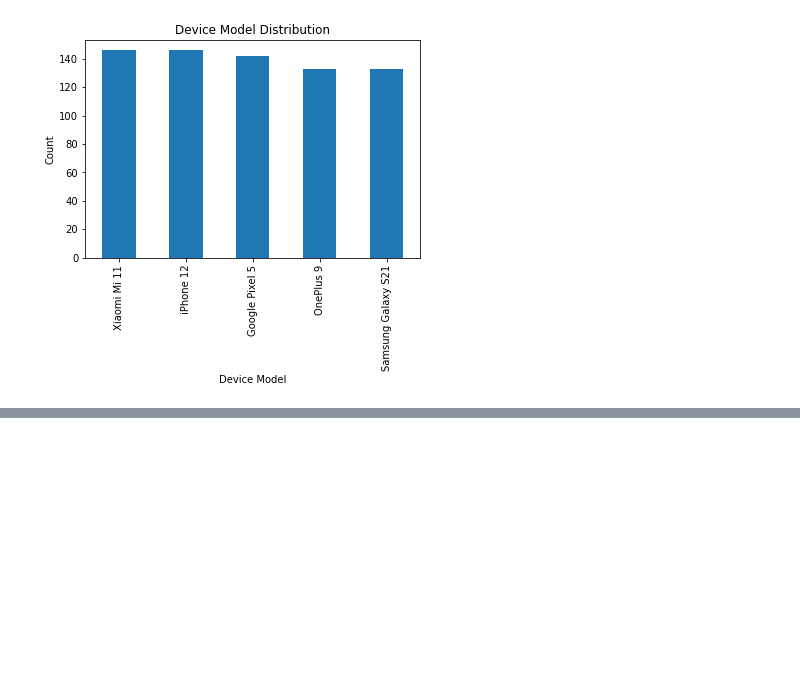
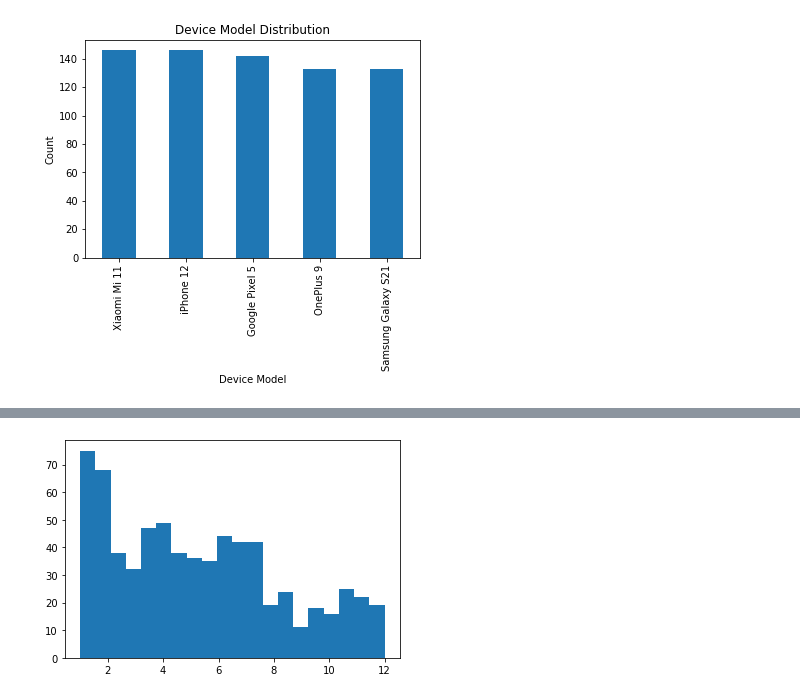
Before and after one commit to mateuszreliga/Python_MobileUserBehavior, a Jupyter notebook: MobileUserBehavior.ipynb, the cells around one changed output, grey strips where cells are left out. Cells and saved outputs as stored; diff of their text form; code cells hidden in the pictures; blank space fills up the shorter version.

```diff
--- a/MobileUserBehavior.ipynb
+++ b/MobileUserBehavior.ipynb
@@ -133,0 +154,4 @@ plt.show()
+# %%
+hist_ScreenOn = plt.hist(df['Screen On Time (hours/day)'], bins=20)
+# %% [output]
+[figure, added]
```
Also changed, not shown: parts of 9 cells of this notebook.
